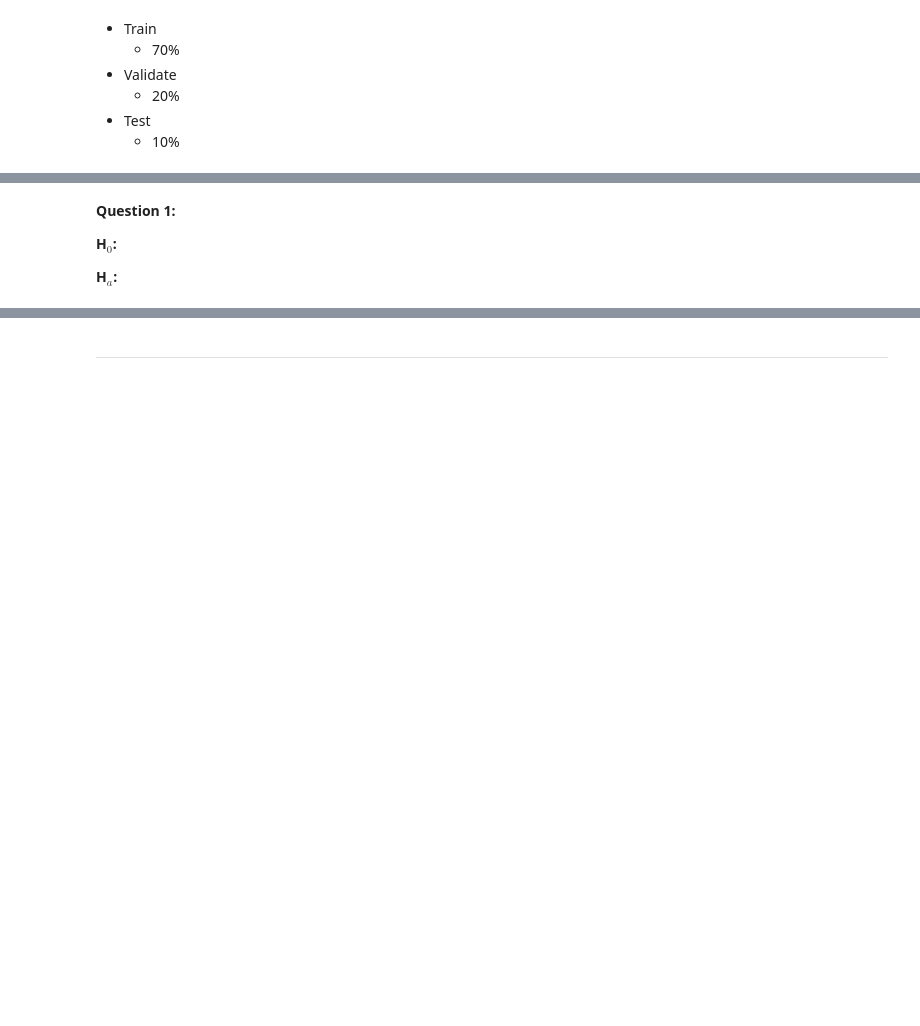
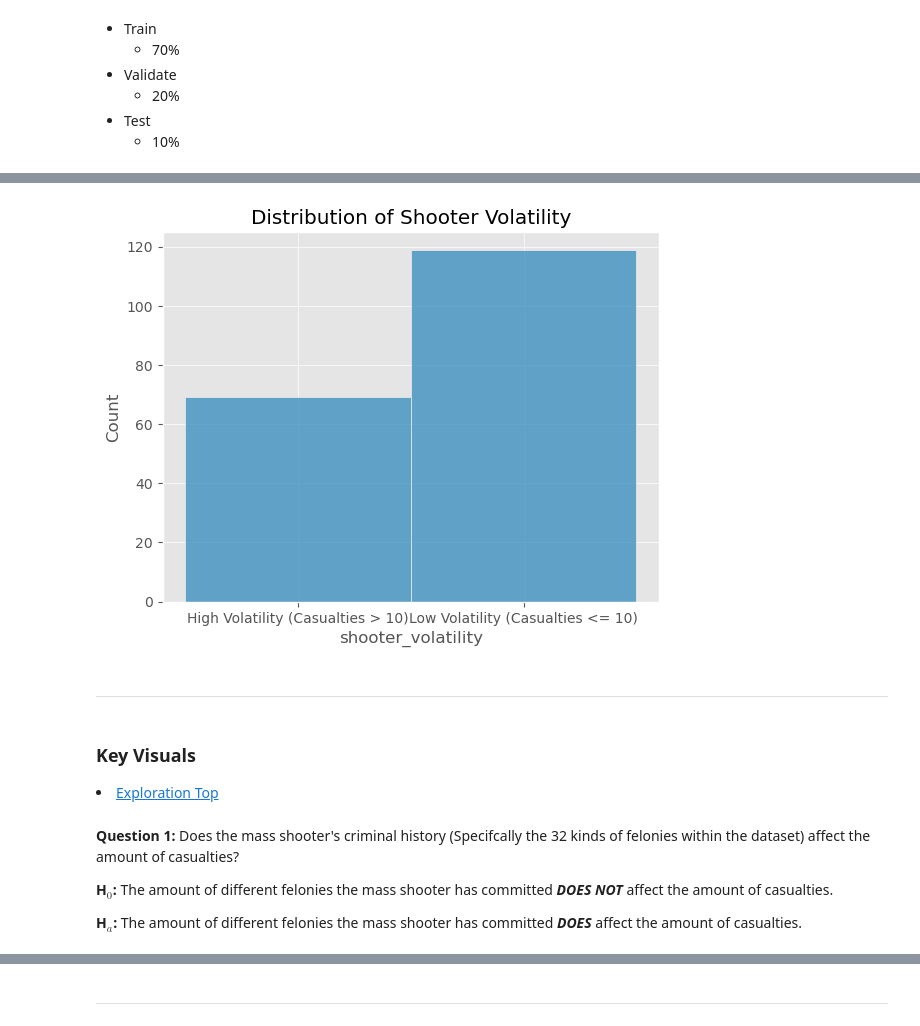
Before and after one commit to Jared-Wood135/mass-shooters-project, a Jupyter notebook: final_report.ipynb, the cells around one changed output, grey strips where cells are left out. Drawn from its saved outputs; the diff is of its cells as text; code cells hidden in the pictures; blank space fills up the shorter version.

```diff
--- a/final_report.ipynb
+++ b/final_report.ipynb
@@ -156,8 +182,22 @@ train.shape, validate.shape, test.shape
+# %%
+# From the 'final.py' file...
+# Get the distribution of the target value 'shooter_volatility'
+# where 'low_volatility' is 10 or less casualties
+# and 'high_volatility' is more than 10 casualties
+f.visual3()
+# %% [output]
+[figure, added]
+# %% [markdown]
+---
+# %% [markdown]
+<a id='explorekey'></a>
+<h3><b>Key Visuals</b></h3>
+<li><a href='#explore'>Exploration Top</a></li>
 # %% [markdown]
-<b>Question 1:</b>
+<b>Question 1:</b> Does the mass shooter's criminal history (Specifcally the 32 kinds of felonies within the dataset) affect the amount of casualties?
 
-<b>H$_0$:</b>
+<b>H$_0$:</b> The amount of different felonies the mass shooter has committed <b><i>DOES NOT</i></b> affect the amount of casualties.
 
-<b>H$_a$:</b>
+<b>H$_a$:</b> The amount of different felonies the mass shooter has committed <b><i>DOES</i></b> affect the amount of casualties.
 # %%
 # From the 'final.py' file...
```
Also changed, not shown: parts of 38 cells of this notebook.
